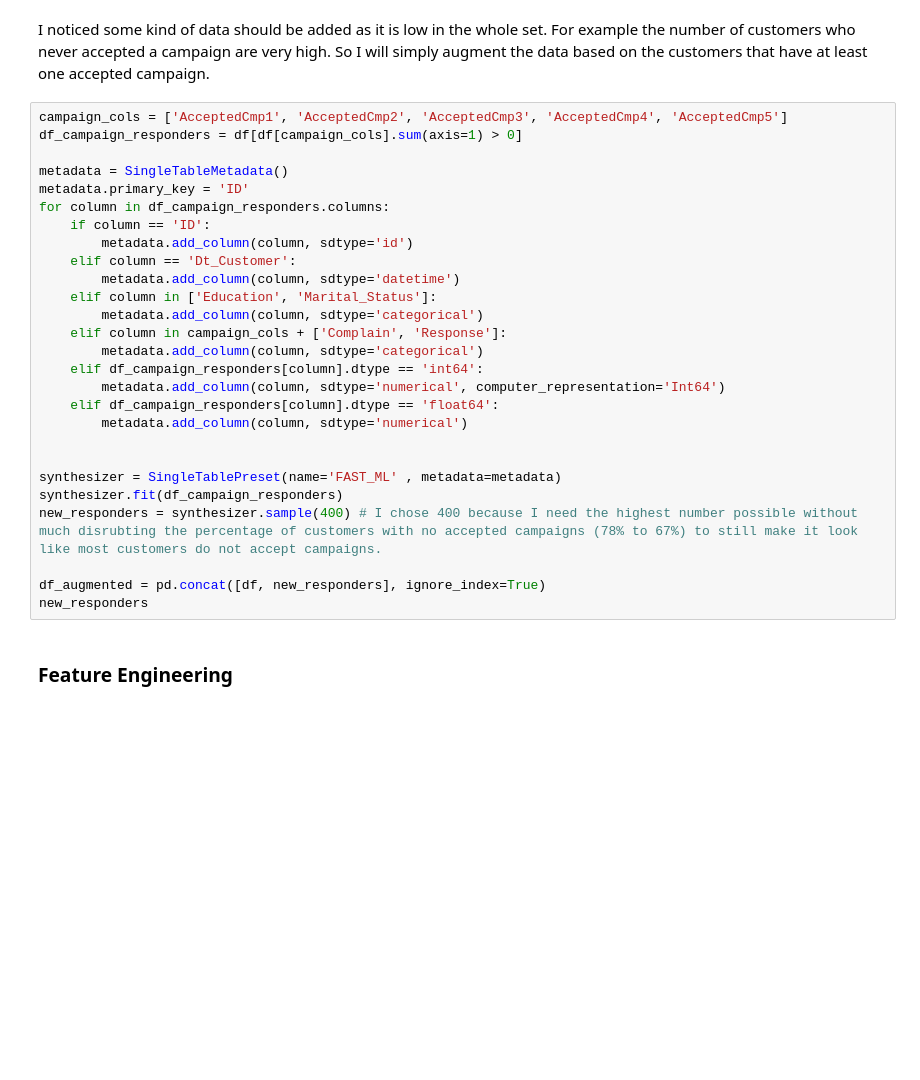
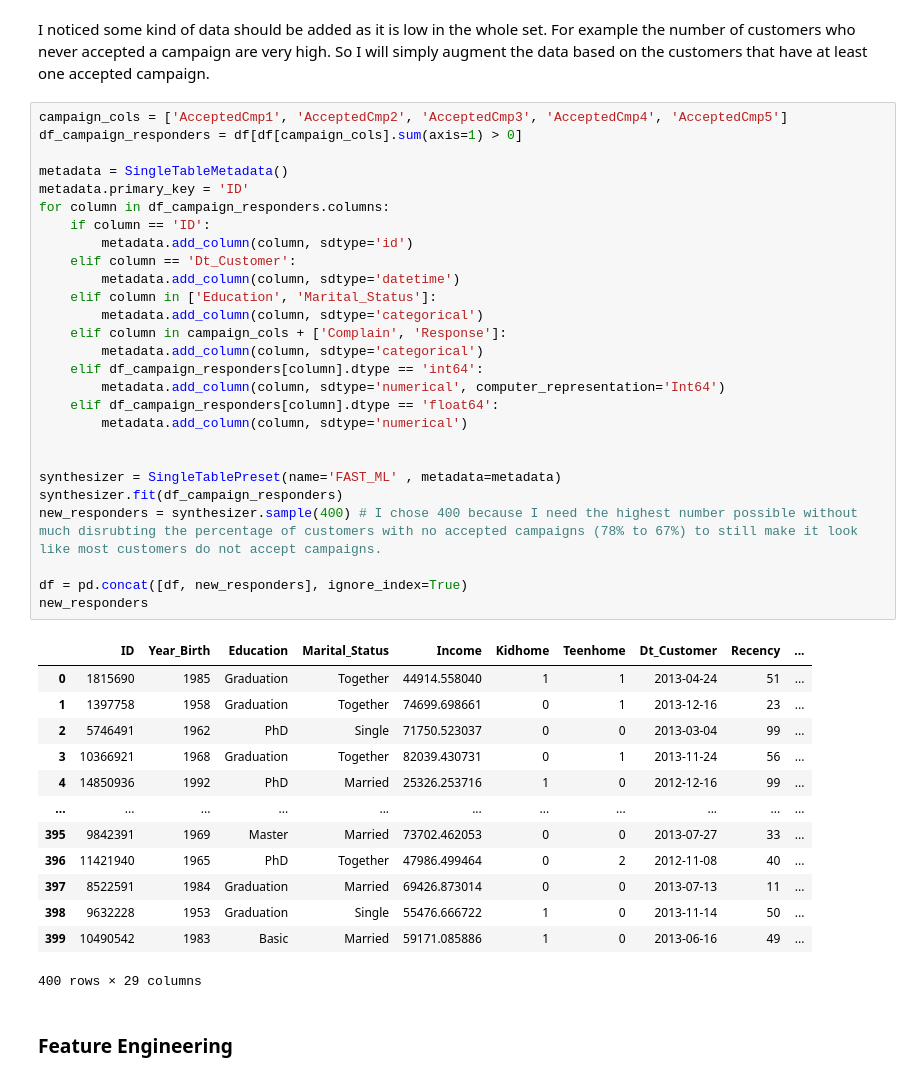
Before and after one commit to VISACARDSHAWTY/Know-Thy-Buyer, a Jupyter notebook: notebooks/preprocessing.ipynb, the cells around one changed output. Saved outputs shown, nothing was run; the diff lists cells and outputs as text; blank space fills up the shorter version.

```diff
--- a/notebooks/preprocessing.ipynb
+++ b/notebooks/preprocessing.ipynb
@@ -233,30 +247,44 @@ I noticed some kind of data should be added as it is low in the whole set. For e
 # %%
 campaign_cols = ['AcceptedCmp1', 'AcceptedCmp2', 'AcceptedCmp3', 'AcceptedCmp4', 'AcceptedCmp5']
 df_campaign_responders = df[df[campaign_cols].sum(axis=1) > 0]
 
 metadata = SingleTableMetadata()
 metadata.primary_key = 'ID'
 for column in df_campaign_responders.columns:
     if column == 'ID':
         metadata.add_column(column, sdtype='id')
     elif column == 'Dt_Customer':
         metadata.add_column(column, sdtype='datetime')
     elif column in ['Education', 'Marital_Status']:
         metadata.add_column(column, sdtype='categorical')
     elif column in campaign_cols + ['Complain', 'Response']:
         metadata.add_column(column, sdtype='categorical')
     elif df_campaign_responders[column].dtype == 'int64':
         metadata.add_column(column, sdtype='numerical', computer_representation='Int64')
     elif df_campaign_responders[column].dtype == 'float64':
         metadata.add_column(column, sdtype='numerical')
 
 
 synthesizer = SingleTablePreset(name='FAST_ML' , metadata=metadata)
 synthesizer.fit(df_campaign_responders)
 new_responders = synthesizer.sample(400) # I chose 400 because I need the highest number possible without much disrubting the percentage of customers with no accepted campaigns (78% to 67%) to still make it look like most customers do not accept campaigns.
 
-df_augmented = pd.concat([df, new_responders], ignore_index=True)
+df = pd.concat([df, new_responders], ignore_index=True)
 new_responders
+# %% [output]
+|  | ID | Year_Birth | Education | Marital_Status | Income | Kidhome | Teenhome | Dt_Customer | Recency | ... |
+| 0 | 1815690 | 1985 | Graduation | Together | 44914.558040 | 1 | 1 | 2013-04-24 | 51 | ... |
+| 1 | 1397758 | 1958 | Graduation | Together | 74699.698661 | 0 | 1 | 2013-12-16 | 23 | ... |
+| 2 | 5746491 | 1962 | PhD | Single | 71750.523037 | 0 | 0 | 2013-03-04 | 99 | ... |
+| 3 | 10366921 | 1968 | Graduation | Together | 82039.430731 | 0 | 1 | 2013-11-24 | 56 | ... |
+| 4 | 14850936 | 1992 | PhD | Married | 25326.253716 | 1 | 0 | 2012-12-16 | 99 | ... |
+| ... | ... | ... | ... | ... | ... | ... | ... | ... | ... | ... |
+| 395 | 9842391 | 1969 | Master | Married | 73702.462053 | 0 | 0 | 2013-07-27 | 33 | ... |
+| 396 | 11421940 | 1965 | PhD | Together | 47986.499464 | 0 | 2 | 2012-11-08 | 40 | ... |
+| 397 | 8522591 | 1984 | Graduation | Married | 69426.873014 | 0 | 0 | 2013-07-13 | 11 | ... |
+| 398 | 9632228 | 1953 | Graduation | Single | 55476.666722 | 1 | 0 | 2013-11-14 | 50 | ... |
+| 399 | 10490542 | 1983 | Basic | Married | 59171.085886 | 1 | 0 | 2013-06-16 | 49 | ... |
+400 rows × 29 columns
 # %% [markdown]
 ### Feature Engineering
 # %% [markdown]
```
Also changed, not shown: parts of 4 cells of this notebook.
